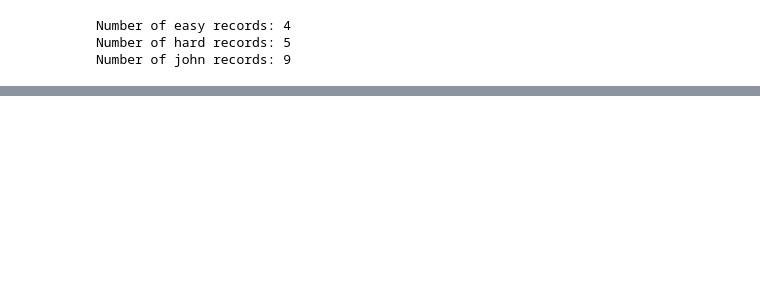
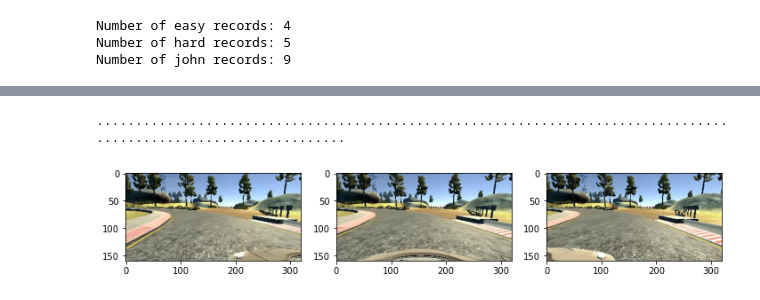
Before and after one commit to redam94/CarND-Behavioral-Cloning-P3, a Jupyter notebook: training/notebooks/dataExplotation.ipynb, the cells around one changed output, grey strips where cells are left out. Saved outputs shown, nothing was run; the diff lists cells and outputs as text; code cells hidden in the pictures; blank space fills up the shorter version.

```diff
--- a/training/notebooks/dataExplotation.ipynb
+++ b/training/notebooks/dataExplotation.ipynb
@@ -72,0 +154,5 @@ Average length of john_records 812.4444444444445
+# %%
+datahelper.plots.animate_record(easy_records[0])
+# %% [output]
+.................................................................................................................
+[figure, added]
```
Also changed, not shown: parts of 8 cells of this notebook, 5 other files.
